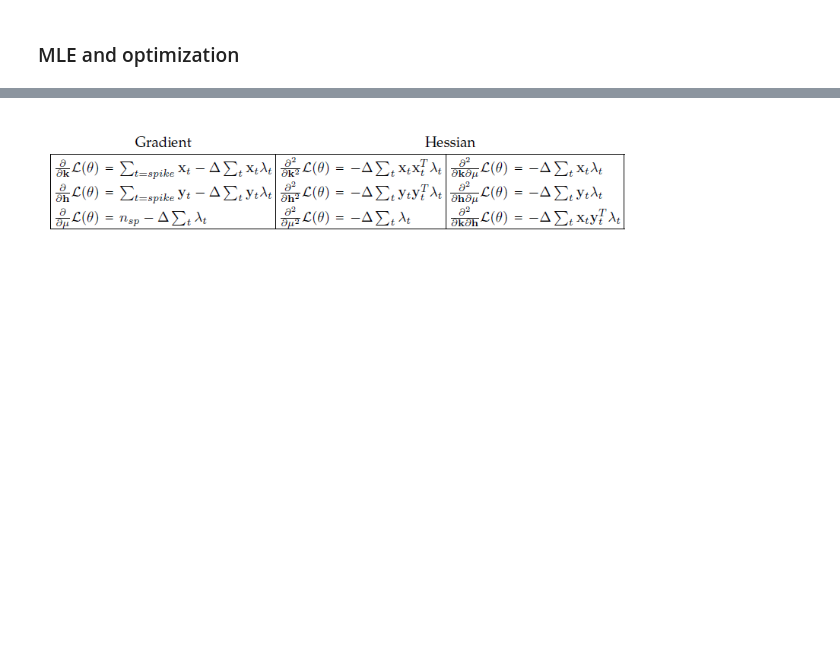
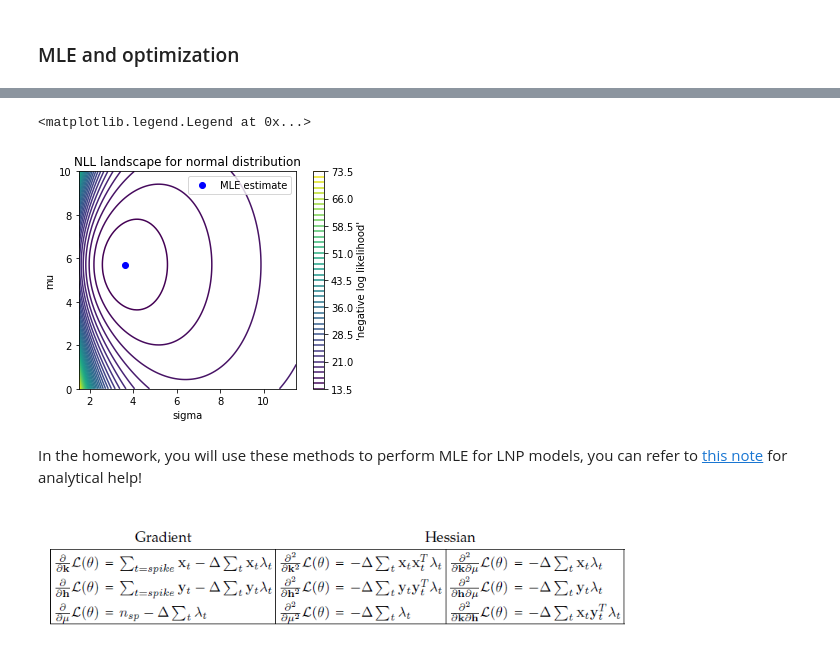
Before and after one commit to Animadversio/Neuro120_tutorials, a Jupyter notebook: Statistics_and_MLE Section 03.ipynb, the cells around one changed output, grey strips where cells are left out. Cells and saved outputs as stored; diff of their text form; code cells hidden in the pictures; blank space fills up the shorter version.

```diff
--- a/Statistics_and_MLE Section 03.ipynb
+++ b/Statistics_and_MLE Section 03.ipynb
@@ -107,3 +130,25 @@ Loss landscape of likelihood
+# %%
+Xs = [1,3,4,5,6,8,13]
+n = len(Xs)
+nll = lambda sigma,mu: -n * log(sigma)-sum((x-mu)**2 for x in Xs)/2/sigma**2
+sig_space = np.linspace(1.5,11.5,100)
+mu_space = np.linspace(0,10,100)
+sigma, mu = np.meshgrid(sig_space,mu_space)
+nllsurf = n * np.log(sigma) + sum((x-mu)**2 for x in Xs)/2/sigma**2
+# %%
+plt.contour(sig_space,mu_space,nllsurf,60)
+plt.plot(np.std(Xs), np.mean(Xs), 'bo', label="MLE estimate")
+plt.xlabel("sigma")
+plt.ylabel("mu")
+plt.axis("image")
+plt.title("NLL landscape for normal distribution")
+plt.colorbar(label="'negative log likelihood'")
+plt.legend()
+# %% [output]
+<matplotlib.legend.Legend at 0x...>
+[figure, added]
+# %% [markdown]
+In the homework, you will use these methods to perform MLE for LNP models, you can refer to [this note](https://arxiv.org/pdf/1404.1999.pdf) for analytical help!
 # %% [markdown]
 <img src=attachment:image.png width=600>
 # %% [markdown]
```
Also changed, not shown: parts of 32 cells of this notebook.
